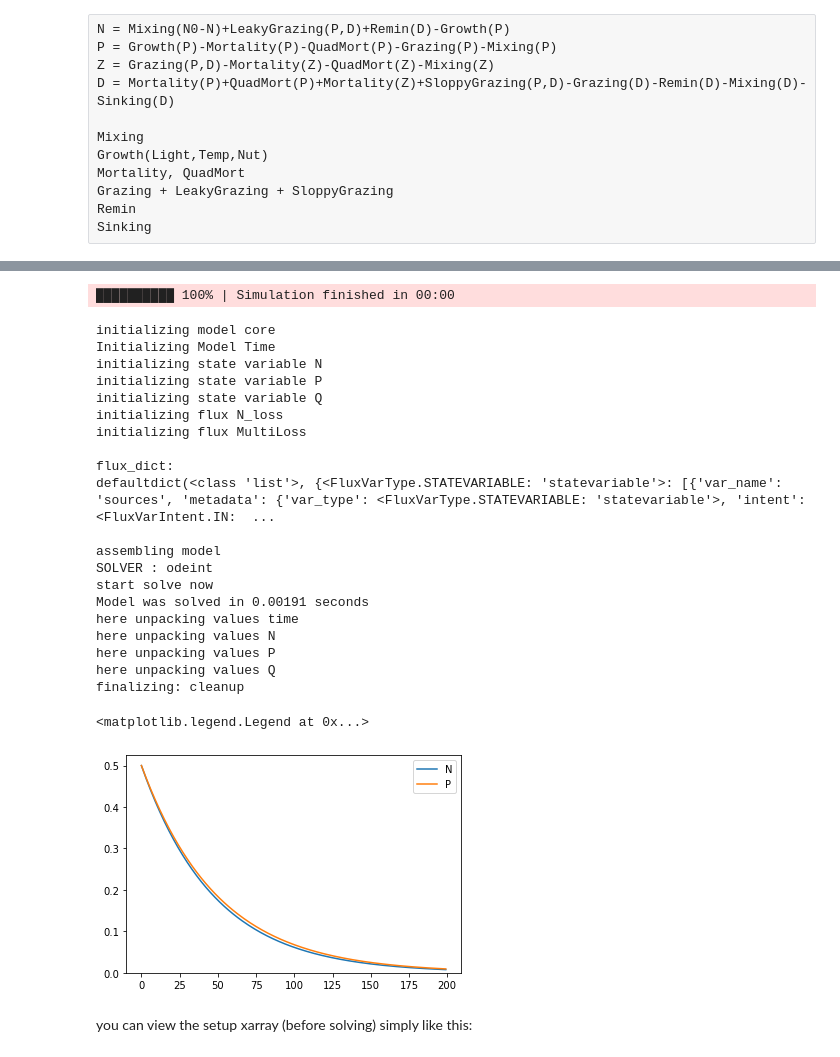
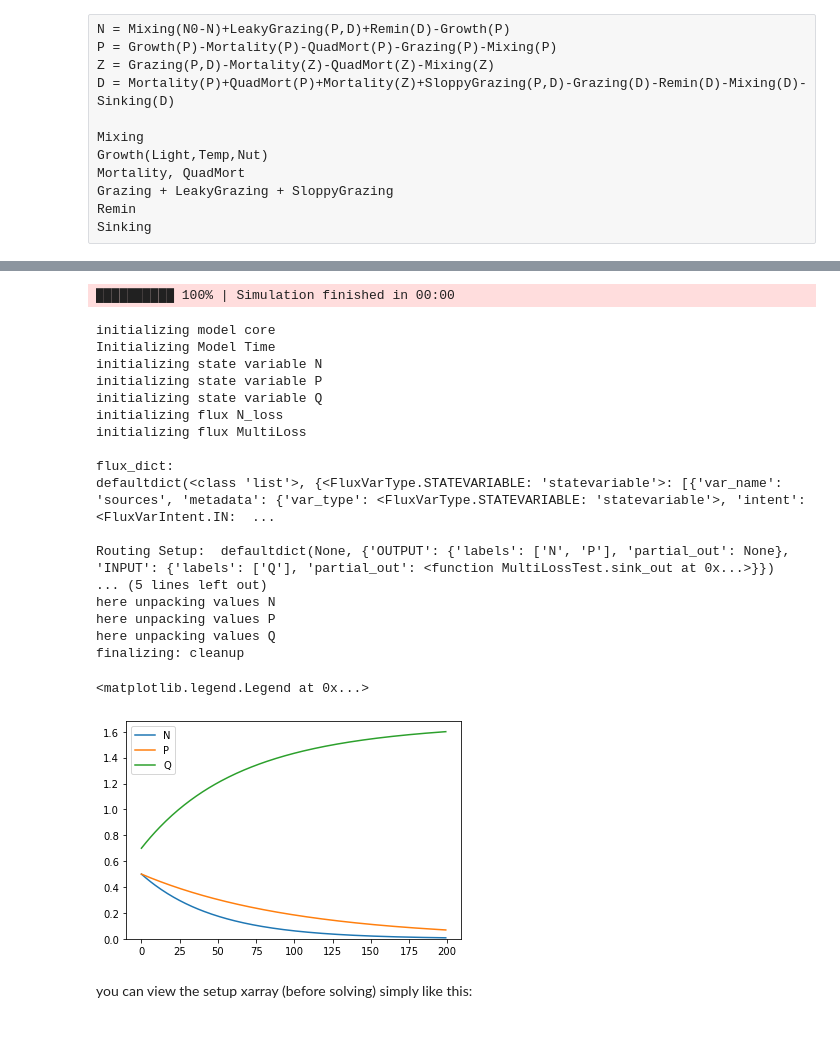
Before and after one commit to ben1post/phydra, a Jupyter notebook: prototypes/NewCore_NPZD_prototype.ipynb, the cells around one changed output, grey strips where cells are left out. Saved outputs shown, nothing was run; the diff lists cells and outputs as text; code cells hidden in the pictures.

Commit message:
added partial_out to multiflux creation

```diff
--- a/prototypes/NewCore_NPZD_prototype.ipynb
+++ b/prototypes/NewCore_NPZD_prototype.ipynb
@@ -101,10 +102,11 @@ odeint_setup = phydra.setup('odeint', MultiTest,
                 'N_loss':{'sv':'N',
                           'rate':.01},
                 'MultiLoss':{'sources':['N','P'],
-                            'rate':.2}
+                             'sink':'Q',
+                            'rate':[.2,.1]}
 
             },
-            output_vars={'N__value','P__value'}
+            output_vars={'N__value','P__value','Q__value'}
             )
 # %%
 with ProgressBar(frontend="console"):
@@ -122,11 +124,8 @@ initializing flux MultiLoss
 flux_dict:
 defaultdict(<class 'list'>, {<FluxVarType.STATEVARIABLE: 'statevariable'>: [{'var_name': 'sources', 'metadata': {'var_type': <FluxVarType.STATEVARIABLE: 'statevariable'>, 'intent': <FluxVarIntent.IN:  ...
 
-assembling model
-SOLVER : odeint
-start solve now
-Model was solved in 0.00191 seconds
-here unpacking values time
+Routing Setup:  defaultdict(None, {'OUTPUT': {'labels': ['N', 'P'], 'partial_out': None}, 'INPUT': {'labels': ['Q'], 'partial_out': <function MultiLossTest.sink_out at 0x...>}})
+... (5 lines left out)
 here unpacking values N
 here unpacking values P
 here unpacking values Q
@@ -134,11 +133,12 @@ finalizing: cleanup
 # %%
 plt.plot(out_ds.N__value, label='N')
 plt.plot(out_ds.P__value, label='P')
+plt.plot(out_ds.Q__value, label='Q')
 plt.ylim(bottom=0)
 plt.legend()
 # %% [output]
 <matplotlib.legend.Legend at 0x...>
-[figure, old version]
+[figure, new version]
 # %%
 gekko_setup = phydra.update_setup(model=MultiTest, old_setup=odeint_setup, new_solver="gekko")
 # %%
```
Also changed, not shown: parts of 7 cells of this notebook, 3 other files.
